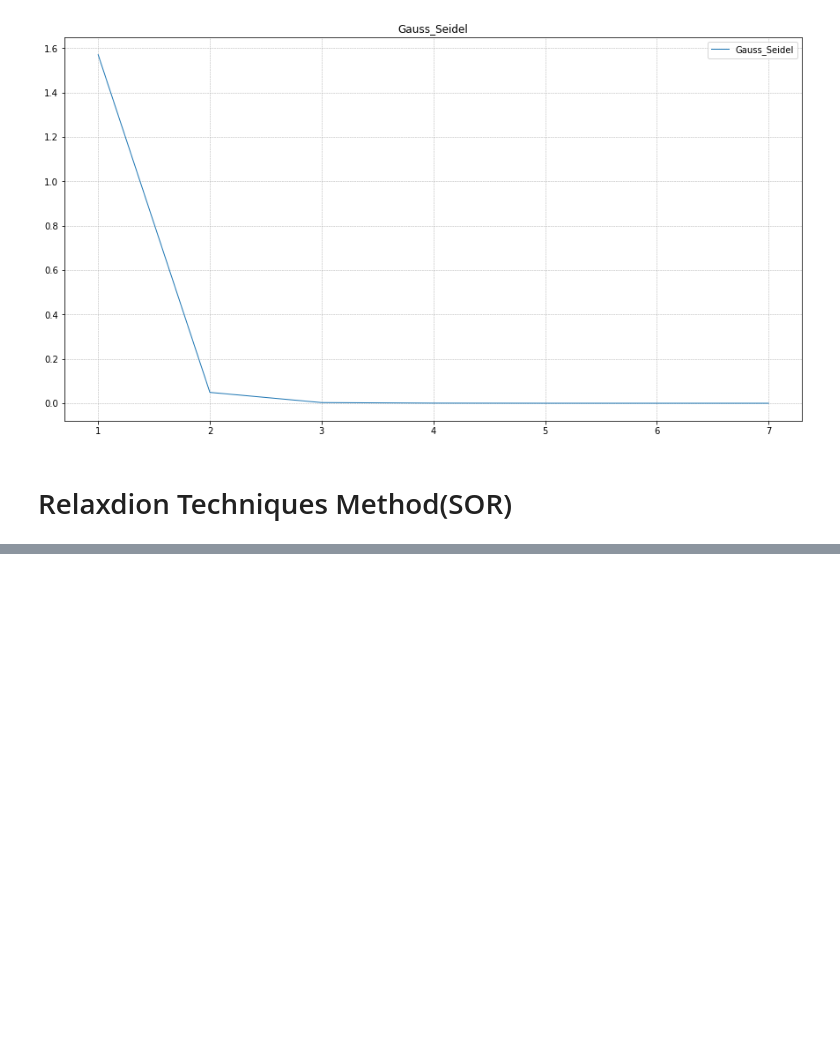
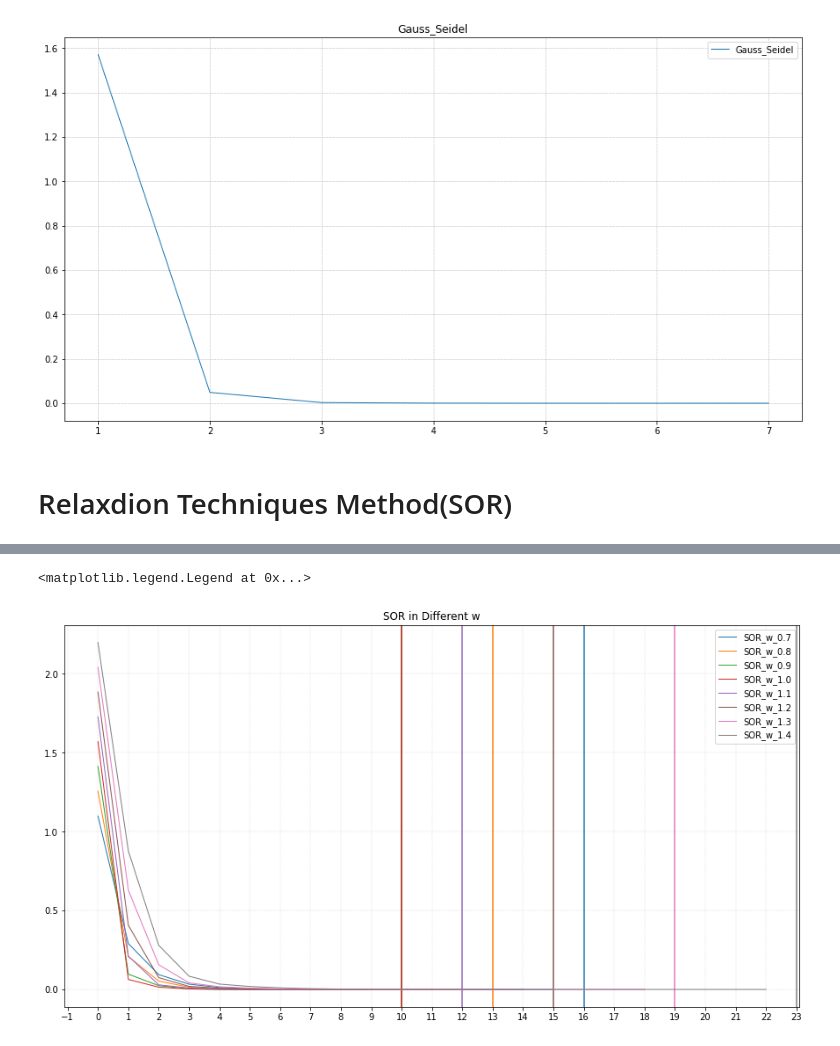
Before and after one commit to leoliu5550/numerical, a Jupyter notebook: SOR_Method.ipynb, the cells around one changed output, grey strips where cells are left out. Saved outputs shown, nothing was run; the diff lists cells and outputs as text; code cells hidden in the pictures; blank space fills up the shorter version.

```diff
--- a/SOR_Method.ipynb
+++ b/SOR_Method.ipynb
@@ -232,8 +195,0 @@ draw(loss,'SOR_w_175')
-# %%
-x,loss,k = SOR(create_data(size)[0],create_data(size)[1],w = 0.5)
-Total_loss.append([loss,'SOR_w_05'])
-print(N)
-print(size)
-print(x)
-print(k)
-draw(loss,'SOR_w_05')
@@ -301,8 +195,0 @@ a = np.array(
-# %%
-x,loss,k = CGM(create_data(size)[0],create_data(size)[1],test=False)
-Total_loss.append([loss,'CGM'])
-print(N)
-print(size)
-print(x)
-print(k)
-draw(loss,'CGM')
@@ -317,9 +195,0 @@ draw(loss,'CGM')
-# %%
-fig = plt.figure(figsize = (15,8))
-ax = fig.add_subplot(111)
-ax.set_title('Summary')
-ax.xaxis.set_major_locator(MultipleLocator(1))
-for loss,name in Total_loss:
-    ax.plot(loss,lw = 3,label = name)
-ax.grid(linestyle="--",linewidth = 0.2,zorder = 0)#pair0
-ax.legend()
@@ -328,0 +196,7 @@ ax.legend()
+# %%
+size = 150
+SOR_w_loss = []
+for weight in [0.7, 0.8, 0.9,1.0,1.1,1.2,1.3,1.4]:
+    x,loss,k = SOR(create_data(size)[0],create_data(size)[1],w = weight)
+    SOR_w_loss.append([loss,'SOR_w_{}'.format(weight)])
+    print(weight,len(loss))
@@ -328,0 +212,16 @@ ax.legend()
+# %%
+fig = plt.figure(figsize = (15,8))
+ax = fig.add_subplot(111)
+ax.set_title('SOR in Different w')
+ax.xaxis.set_major_locator(MultipleLocator(1))
+colors=list(mcolors.TABLEAU_COLORS.keys())
+for i,(loss,name) in enumerate(SOR_w_loss):
+
+    ax.plot(loss,lw = 1,label = name,color=mcolors.TABLEAU_COLORS[colors[i]])
+    plt.axvline(len(loss), linestyle='-',color=mcolors.TABLEAU_COLORS[colors[i]])
+
+ax.grid(linestyle="--",linewidth = 0.2,zorder = 0)#pair0
+ax.legend()
+# %% [output]
+<matplotlib.legend.Legend at 0x...>
+[figure, added]
```
Also changed, not shown: parts of 17 cells of this notebook, 1 other file.
